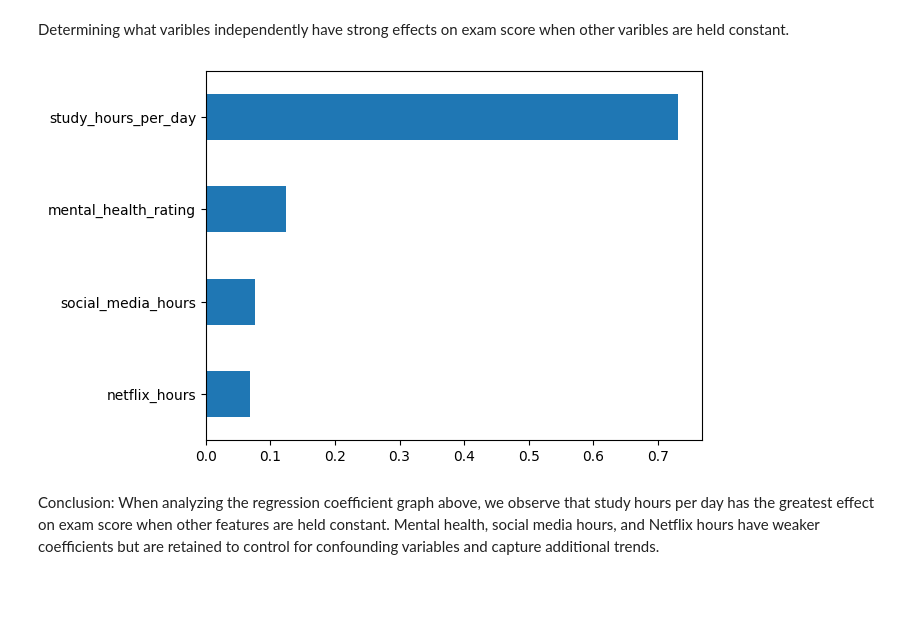
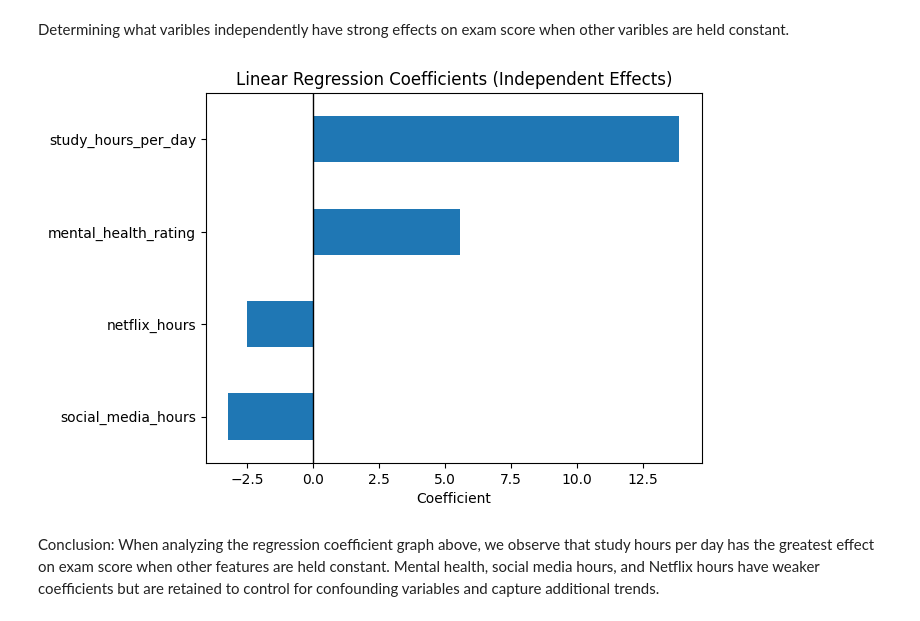
Before and after one commit to ScoutH556/Student-Performance-Analysis, a Jupyter notebook: student_performance.ipynb, the cells around one changed output. Cells and saved outputs as stored; diff of their text form; code cells hidden in the pictures; blank space fills up the shorter version.

Commit message:
Add linear regression coefficient plot and update interpretation

```diff
--- a/student_performance.ipynb
+++ b/student_performance.ipynb
@@ -259,11 +259,14 @@ RF MSE: 55.25799888074689
 ##Conclusion
 # %% [markdown]
 Determining what varibles independently have strong effects on exam score when other varibles are held constant.
-# %%
-importance = pd.Series(rf.feature_importances_, index=features)
-importance.sort_values().plot(kind="barh")
-plt.show()
-# %% [output]
-[figure, removed]
+# %%
+coefficients = pd.Series(model.coef_, index=features)
+plt.axvline(0, color="black", linewidth=1)
+coefficients.sort_values().plot(kind="barh")
+plt.title("Linear Regression Coefficients (Independent Effects)")
+plt.xlabel("Coefficient")
+plt.show()
+# %% [output]
+[figure, added]
 # %% [markdown]
 Conclusion: When analyzing the regression coefficient graph above, we observe that study hours per day has the greatest effect on exam score when other features are held constant. Mental health, social media hours, and Netflix hours have weaker coefficients but are retained to control for confounding variables and capture additional trends.
```
